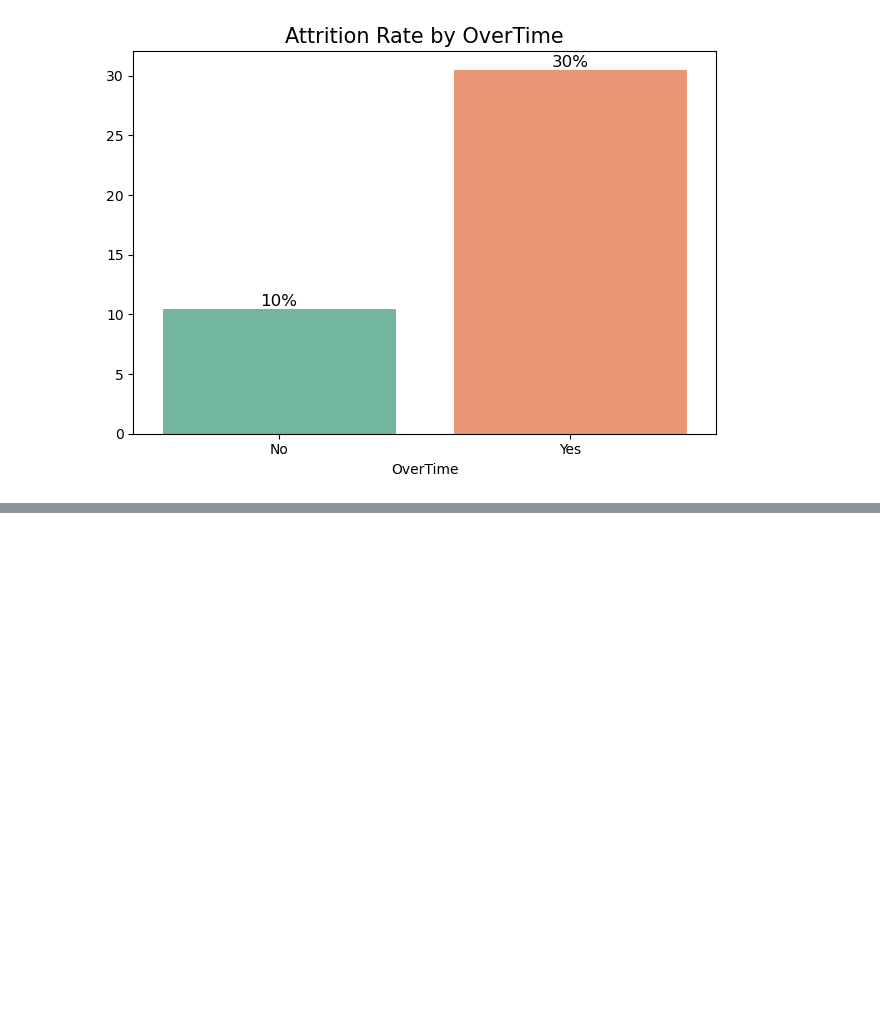
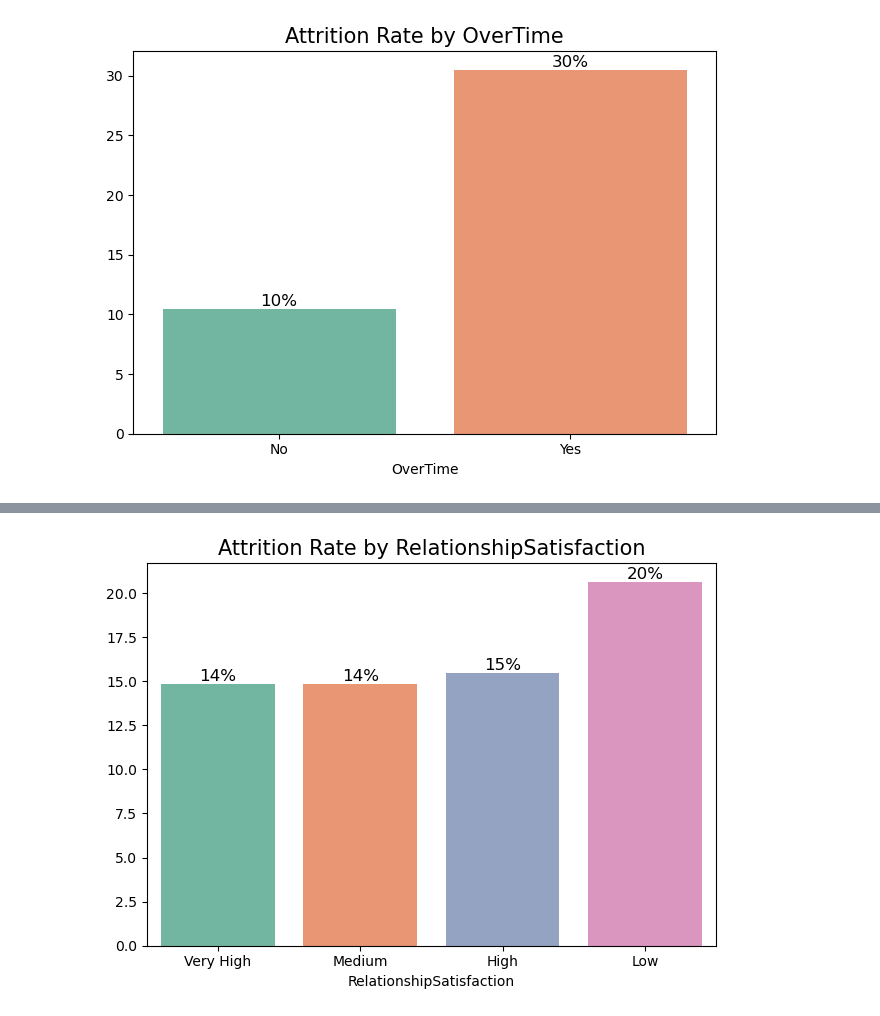
Before and after one commit to alvin-giang/Employee_Atrrition_Prediction, a Jupyter notebook: Data_Analysis/data_visualisation_1.ipynb, the cells around one changed output, grey strips where cells are left out. Cells and saved outputs as stored; diff of their text form; code cells hidden in the pictures; blank space fills up the shorter version.

```diff
--- a/Data_Analysis/data_visualisation_1.ipynb
+++ b/Data_Analysis/data_visualisation_1.ipynb
@@ -299,0 +315,16 @@ KeyError: 0
+# %%
+# Attrition rate by RelationshipSatisfaction
+relationship_counts = dataset_df['RelationshipSatisfaction'].value_counts()
+relationship_yes_counts = attrition_yes_df['RelationshipSatisfaction'].value_counts()
+relationship_attrition_rate = ((relationship_yes_counts / relationship_counts) * 100).sort_values()
+sns.barplot(x=relationship_attrition_rate.index, y=relationship_attrition_rate.values, palette= "Set2")
+plt.title("Attrition Rate by RelationshipSatisfaction", size=15)
+for index, value in enumerate(relationship_attrition_rate):
+    plt.text(index, value, f"{int(relationship_attrition_rate[index])}%", ha="center", va="bottom", size=12)
+plt.tight_layout()
+
+plt.savefig("../Outputs/Visualisations/RelationshipSatisfaction_attrition.png")
+
+plt.show()
+# %% [output]
+[figure, added]
```
Also changed, not shown: parts of 3 cells of this notebook.
